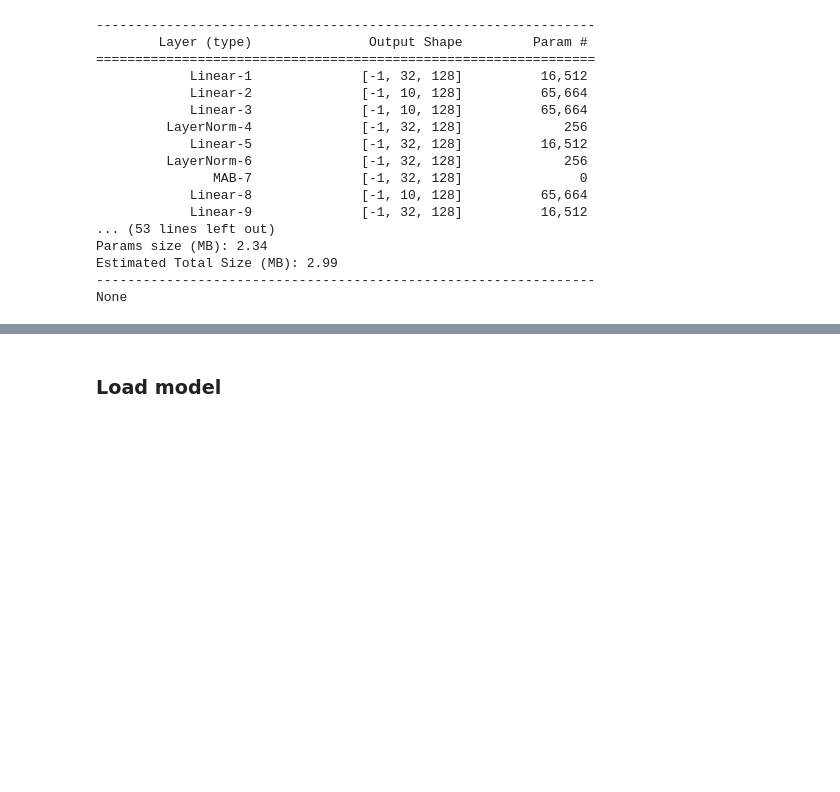
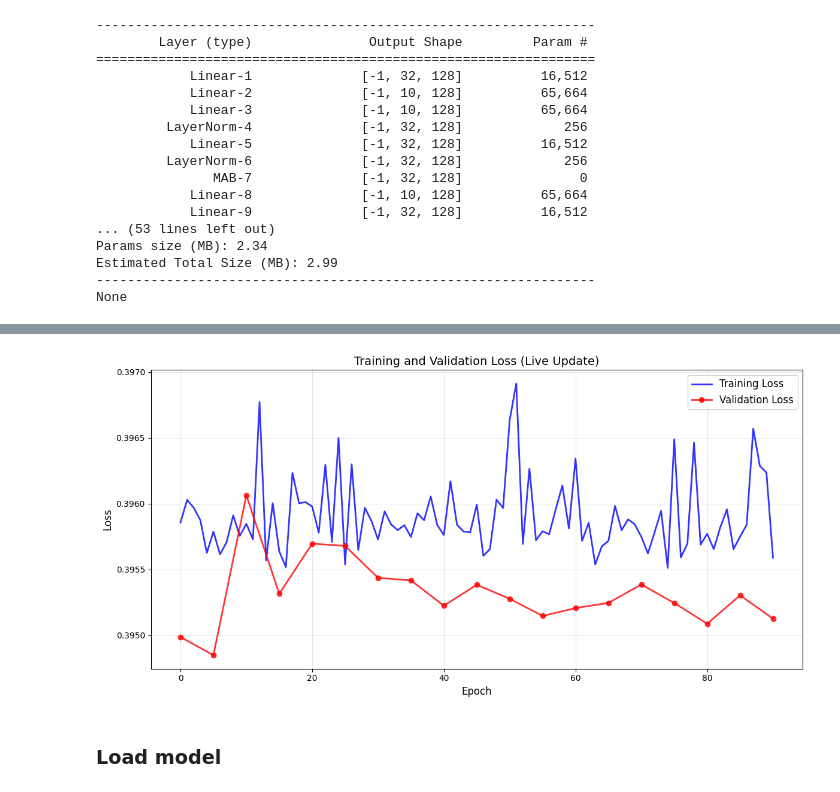
Before and after one commit to Adithya-Jayan/DL-7-25, a Jupyter notebook: Final/adithya/MainCode/final_train.ipynb, the cells around one changed output, grey strips where cells are left out. Saved outputs shown, nothing was run; the diff lists cells and outputs as text; code cells hidden in the pictures; blank space fills up the shorter version.

Commit message:
Adds Graph to final model.

```diff
--- a/Final/adithya/MainCode/final_train.ipynb
+++ b/Final/adithya/MainCode/final_train.ipynb
@@ -134,65 +139,89 @@ Reusing TensorBoard on port 6006 (pid 23352), started 0:18:57 ago. (Use '!kill 2
 [interactive output not drawn]
 # %%
+plt.ioff()  # Turn off interactive mode initially
+train_losses = []
+val_losses = []
+epochs_list = []
+val_epochs_list = []
+
 # Training loop
 num_epochs = 100
-
 pbar = tqdm.tqdm(range(num_epochs), desc="Training Progress", unit="epoch")
 
-avg_loss = 0.0  # Initialize average training loss
-avg_val_loss = 0.0  # Initialize average validation loss
+avg_loss = 0.0
+avg_val_loss = 0.0
+
 for epoch in pbar:
     model.train()
     losses = []
 
     for batch_idx, (inps, outs) in enumerate(train_loader):
-        # Move to device
         inps = inps.to(device)
         outs = outs.to(device)
 
-        # Forward pass
         preds = model(inps)
-
-        # Ensure output shapes match
-        if preds.dim() > 1: #Output will be 32*1*1 if batch size is 32
-            preds = preds.squeeze()  # Remove last dimension if it's 1
-        if outs.dim() > 1:  # Ensure outs is also squeezed if necessary
+        if preds.dim() > 1:
+            preds = preds.squeeze()
+        if outs.dim() > 1:
             outs = outs.squeeze()
 
         loss = criterion(preds, outs)
 
-        # Backward pass
         optimizer.zero_grad()
         loss.backward()
         optimizer.step()
 
         losses.append(loss.item())
 
     avg_loss = np.mean(losses)
+    train_losses.append(avg_loss)
+    epochs_list.append(epoch)
+
     writer.add_scalar('Loss/train', avg_loss, epoch)
-    pbar.set_postfix({'loss': avg_loss, 'val_loss': avg_val_loss})
-    # print(f"Epoch {epoch}: train loss {avg_loss:.4f}")
 
     # Validation every 5 epochs
     if epoch % 5 == 0:
         model.eval()
-        val_losses = []
+        val_losses_temp = []
 
         with torch.no_grad():
-            for inps, outs in test_loader:  # Using same data for demo
+            for inps, outs in test_loader:
                 inps = inps.to(device)
                 outs = outs.to(device)
 
                 preds = model(inps)
                 if preds.dim() > 1:
                     preds = preds.squeeze()
-                if outs.dim() > 1:  # Ensure outs is also squeezed if necessary
+                if outs.dim() > 1:
                     outs = outs.squeeze()
 
                 loss = criterion(preds, outs)
-                val_losses.append(loss.item())
+                val_losses_temp.append(loss.item())
 
-        avg_val_loss = np.mean(val_losses)
+        avg_val_loss = np.mean(val_losses_temp)
+        val_losses.append(avg_val_loss)
+        val_epochs_list.append(epoch)
 
         writer.add_scalar('Loss/validation', avg_val_loss, epoch)
-        pbar.set_postfix({'loss': avg_loss, 'val_loss': avg_val_loss})
-        # print(f"Epoch {epoch}: val loss {avg_val_loss:.4f}")
+
+    # Update plot every 10 epochs
+    if epoch % 10 == 0:
+        clear_output(wait=True)
+
+        plt.figure(figsize=(12, 6))
+        plt.plot(epochs_list, train_losses, 'b-', label='Training Loss', alpha=0.8, linewidth=2)
+        if val_losses:
+            plt.plot(val_epochs_list, val_losses, 'r-', label='Validation Loss',
+                    alpha=0.8, marker='o', linewidth=2, markersize=6)
+
+        plt.xlabel('Epoch', fontsize=12)
+        plt.ylabel('Loss', fontsize=12)
+        plt.title('Training and Validation Loss (Live Update)', fontsize=14)
+        plt.legend(fontsize=12)
+        plt.grid(True, alpha=0.3)
+        plt.tight_layout()
+        plt.show()
+
+    pbar.set_postfix({'loss': f'{avg_loss:.4f}', 'val_loss': f'{avg_val_loss:.4f}'})
+# %% [output]
+[figure, added]
```
Also changed, not shown: parts of 4 cells of this notebook.
